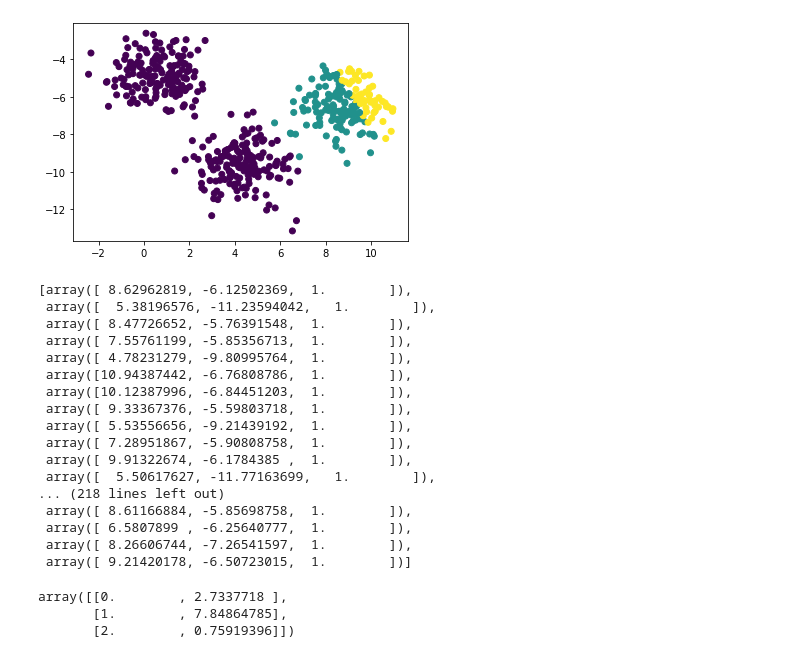
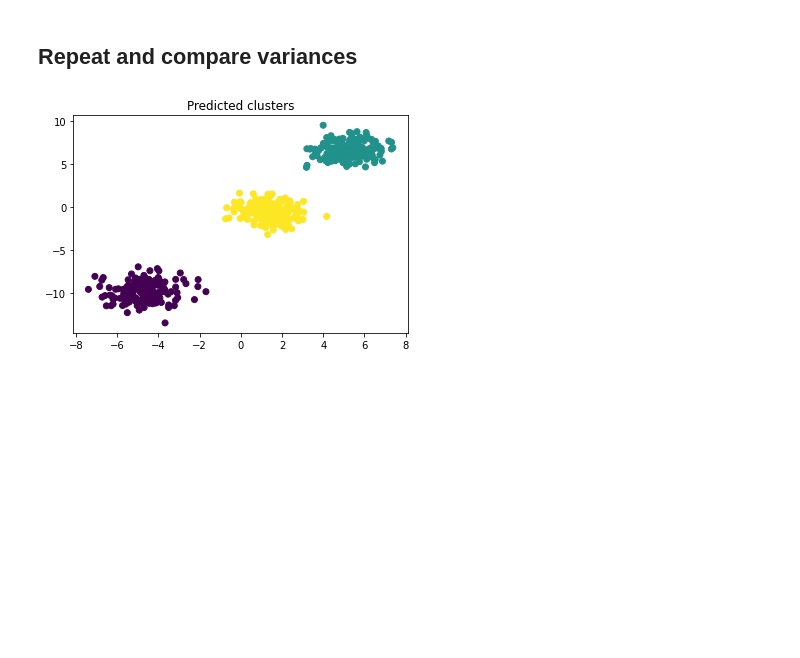
Before and after one commit to zarifatai/ml, a Jupyter notebook: kmeans.ipynb, the cells around one changed output. Cells and saved outputs as stored; diff of their text form; code cells hidden in the pictures; blank space fills up the shorter version.

Commit message:
Corrected variance calculation

```diff
--- a/kmeans.ipynb
+++ b/kmeans.ipynb
@@ -16,0 +22,17 @@ plt.show()
+# %%
+k = 3
+
+random_indices = np.random.randint(0, n_samples, k)
+output = []
+for index in range(0, n_samples):
+    x, y = x_1[index], x_2[index]
+
+    distances = []
+    for random_index in random_indices:
+        x_r, y_r = x_1[random_index], x_2[random_index]
+        distances.append(np.sqrt(np.square(x-x_r) + np.square(y-y_r)))
+
+    lowest_index_distance = np.argmin(distances)
+    output.append(np.argmin(distances))
+
+plt.scatter(x_1, x_2, c=output)
@@ -17,47 +42,48 @@ plt.show()
+# %% [markdown]
+## Repeat and compare variances
 # %%
-k = 3
 n_attempts = 20
 
 best_output = []
 best_sum_variances = None
 
 for i in range(n_attempts):
     random_indices = np.random.randint(0, n_samples, k)
     output = []
-    # variances = {}
-    variances = defaultdict(list)
     for index in range(0, n_samples):
         x, y = x_1[index], x_2[index]
 
         distances = []
         for random_index in random_indices:
             x_r, y_r = x_1[random_index], x_2[random_index]
             distances.append(np.sqrt(np.square(x-x_r) + np.square(y-y_r)))
 
         lowest_index_distance = np.argmin(distances)
-        lowest_variance = np.amin(distances)
-        # variances[lowest_index_distance] = variances.get(lowest_index_distance, 0) +  lowest_variance
-        # variances[lowest_index_distance].append(lowest_variance)
-
-        # for key in variances:
-        #     mean = mean(variances
+        output.append(np.argmin(distances))
 
 
+    input_output = list(zip(x_1, x_2, output))
+    mean_variances = {}
+    for i in range(k):
+        values = np.array(list(filter(lambda x: x[2] == i, input_output)))
+        avg_x_1 = sum(values.T[0])/len(values)
+        avg_x_2 = sum(values.T[1])/len(values)
 
-
-
-
-        output.append(np.argmin(distances))
-    # sum_variances = sum(variances.values())
+        total_variance = 0
+        for x1, x2, _ in values:
+            total_variance += np.sqrt(np.square(x1-avg_x_1) + np.square(x2-avg_x_2))
+        mean_variances[i] = total_variance
+    sum_variances = sum(mean_variances.values())
 
     if best_sum_variances is None:
         best_sum_variances = sum_variances
         best_output = output
     elif sum_variances < best_sum_variances:
         best_sum_variances = sum_variances
         best_output = output
 
 plt.scatter(x_1, x_2, c=best_output)
+plt.title("Predicted clusters")
 plt.show()
 # %% [output]
-[figure, old version]
+[figure, new version]
@@ -66,29 +89,0 @@ s = np.stack((x_1, x_2, output), axis=1)
-# %%
-list(filter(lambda x: x[2] == 1, s))
-# %% [output]
-[array([ 8.62962819, -6.12502369,  1.        ]),
- array([  5.38196576, -11.23594042,   1.        ]),
- array([ 8.47726652, -5.76391548,  1.        ]),
- array([ 7.55761199, -5.85356713,  1.        ]),
- array([ 4.78231279, -9.80995764,  1.        ]),
- array([10.94387442, -6.76808786,  1.        ]),
- array([10.12387996, -6.84451203,  1.        ]),
- array([ 9.33367376, -5.59803718,  1.        ]),
- array([ 5.53556656, -9.21439192,  1.        ]),
- array([ 7.28951867, -5.90808758,  1.        ]),
- array([ 9.91322674, -6.1784385 ,  1.        ]),
- array([  5.50617627, -11.77163699,   1.        ]),
-... (218 lines left out)
- array([ 8.61166884, -5.85698758,  1.        ]),
- array([ 6.5807899 , -6.25640777,  1.        ]),
- array([ 8.26606744, -7.26541597,  1.        ]),
- array([ 9.21420178, -6.50723015,  1.        ])]
-# %%
-unq, ids, count = np.unique(output, return_inverse=True, return_counts=True)
-
-avg_x_1 = np.column_stack((unq, np.bincount(ids, x_1)/count))
-avg_x_2 = np.column_stack((unq, np.bincount(ids, x_2)/count))
-# %% [output]
-array([[0.        , 2.7337718 ],
-       [1.        , 7.84864785],
-       [2.        , 0.75919396]])
```
Also changed, not shown: parts of 9 cells of this notebook.
